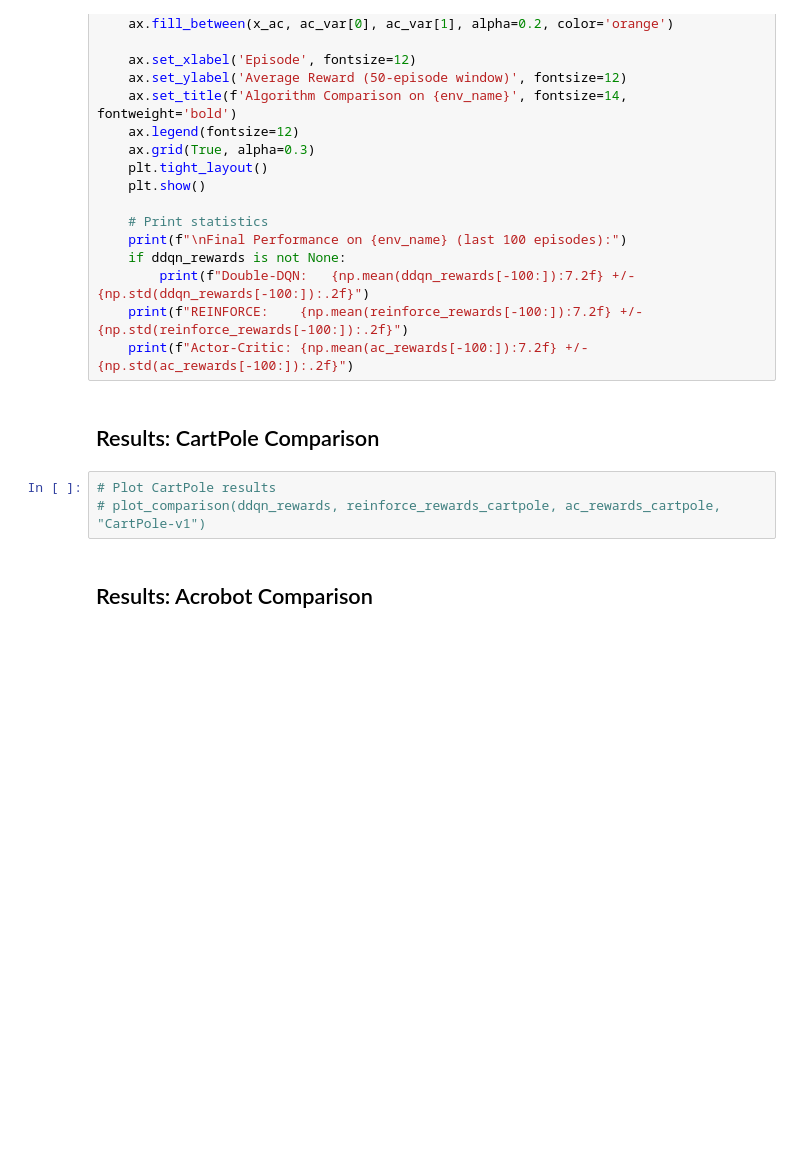
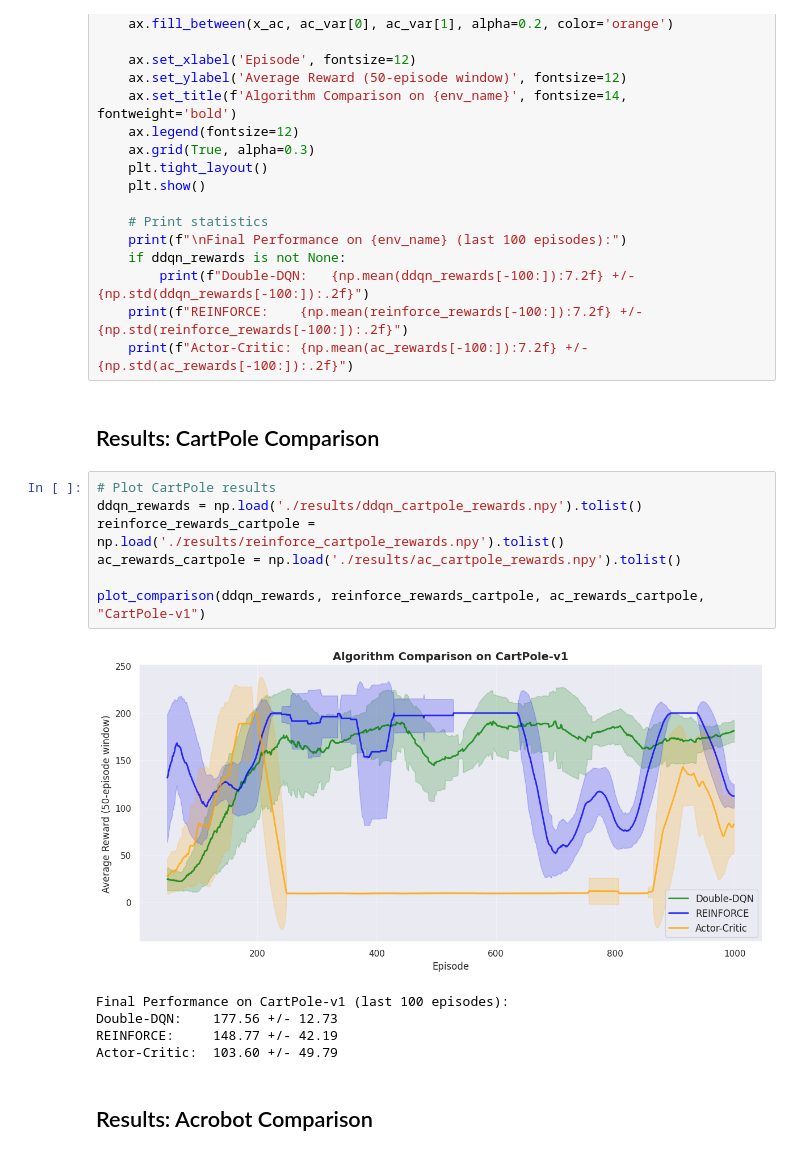
Before and after one commit to alexlicuriceanu/upb-multi-agent-systems, a Jupyter notebook: lab08-policy-gradient/policy_gradient_lab.ipynb, the cells around one changed output. Cells and saved outputs as stored; diff of their text form; blank space fills up the shorter version.

```diff
--- a/lab08-policy-gradient/policy_gradient_lab.ipynb
+++ b/lab08-policy-gradient/policy_gradient_lab.ipynb
@@ -775,7 +791,17 @@ def plot_comparison(ddqn_rewards, reinforce_rewards, ac_rewards, env_name: str):
 ## Results: CartPole Comparison
 # %%
 # Plot CartPole results
-# plot_comparison(ddqn_rewards, reinforce_rewards_cartpole, ac_rewards_cartpole, "CartPole-v1")
+ddqn_rewards = np.load('./results/ddqn_cartpole_rewards.npy').tolist()
+reinforce_rewards_cartpole = np.load('./results/reinforce_cartpole_rewards.npy').tolist()
+ac_rewards_cartpole = np.load('./results/ac_cartpole_rewards.npy').tolist()
+
+plot_comparison(ddqn_rewards, reinforce_rewards_cartpole, ac_rewards_cartpole, "CartPole-v1")
+# %% [output]
+[figure, added]
+Final Performance on CartPole-v1 (last 100 episodes):
+Double-DQN:    177.56 +/- 12.73
+REINFORCE:     148.77 +/- 42.19
+Actor-Critic:  103.60 +/- 49.79
 # %% [markdown]
 ## Results: Acrobot Comparison
 # %%
```
Also changed, not shown: parts of 3 cells of this notebook, 3 other files.
